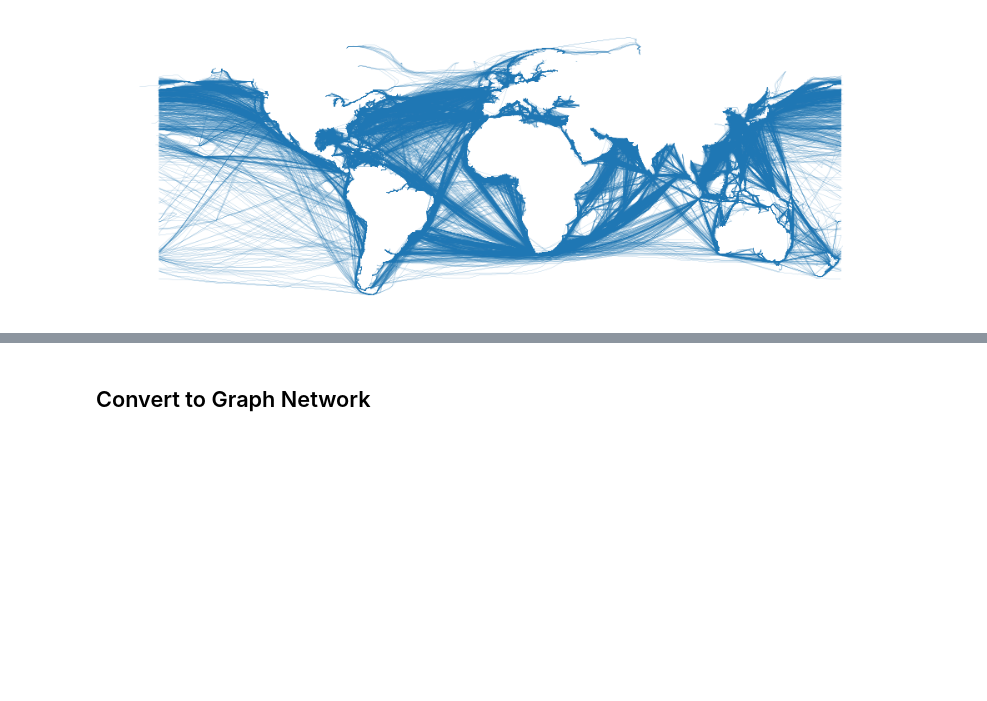
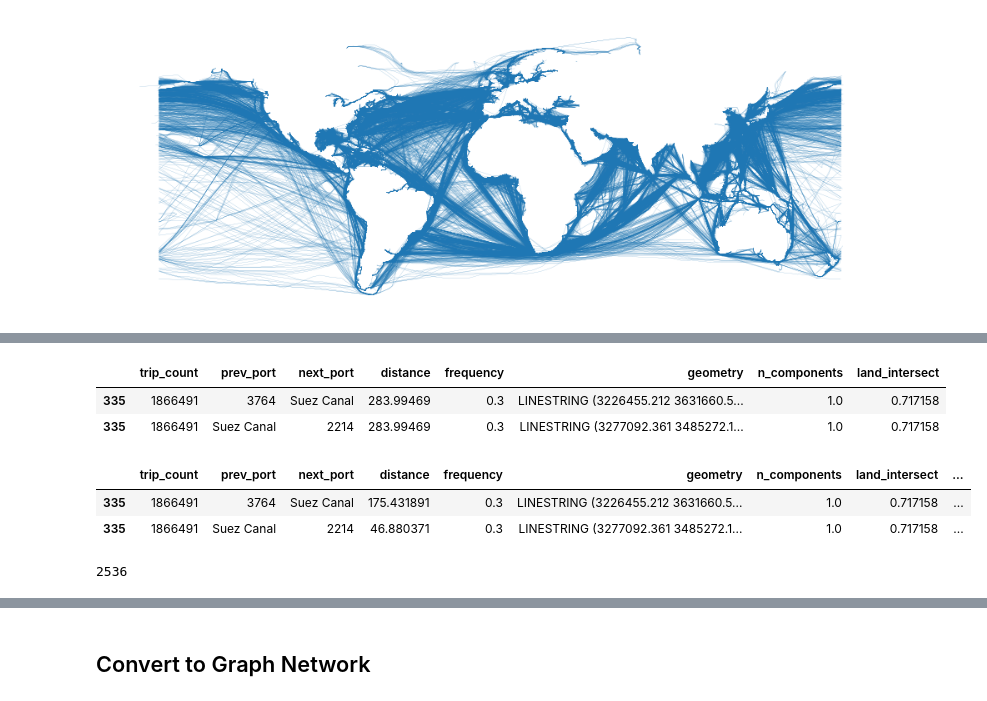
Before and after one commit to datapartnership/red-sea-monitoring, a Jupyter notebook: notebooks/routes/2-prepare-sea-routes.ipynb, the cells around one changed output, grey strips where cells are left out. Drawn from its saved outputs; the diff is of its cells as text; code cells hidden in the pictures; blank space fills up the shorter version.

```diff
--- a/notebooks/routes/2-prepare-sea-routes.ipynb
+++ b/notebooks/routes/2-prepare-sea-routes.ipynb
@@ -228,0 +347,3 @@ plt.axis("off")
+# %%
+p1.next_port = chokepoint.Port_name
+p2.prev_port = chokepoint.Port_name
@@ -228,0 +362,27 @@ plt.axis("off")
+# %%
+res = []
+res.append(p1)
+res.append(p2)
+# %%
+pdc = "EPSG:3832"
+wgs = "EPSG:4326"
+azimuthal = "ESRI:54032"
+rob = "ESRI:54030"
+merc = "EPSG:3857"
+# %%
+distances3 = gpd.GeoDataFrame(res, geometry="geometry", crs=wgs)
+distances3 = distances3.to_crs(azimuthal)
+distances3
+# %% [output]
+|  | trip_count | prev_port | next_port | distance | frequency | geometry | n_components | land_intersect |
+| 335 | 1866491 | 3764 | Suez Canal | 283.99469 | 0.3 | LINESTRING (3226455.212 3631660.5... | 1.0 | 0.717158 |
+| 335 | 1866491 | Suez Canal | 2214 | 283.99469 | 0.3 | LINESTRING (3277092.361 3485272.1... | 1.0 | 0.717158 |
+# %%
+distances3.loc[:, "original_index"] = distances3.index
+distances3.loc[:, "original_distance"] = distances3['distance']
+distances3.loc[:, "distance"] = (distances3.geometry.length) / 1000
+distances3
+# %% [output]
+|  | trip_count | prev_port | next_port | distance | frequency | geometry | n_components | land_intersect | ... |
+| 335 | 1866491 | 3764 | Suez Canal | 175.431891 | 0.3 | LINESTRING (3226455.212 3631660.5... | 1.0 | 0.717158 | ... |
+| 335 | 1866491 | Suez Canal | 2214 | 46.880371 | 0.3 | LINESTRING (3277092.361 3485272.1... | 1.0 | 0.717158 | ... |
@@ -228,0 +417,5 @@ plt.axis("off")
+# %%
+distances_sub = distances2.loc[distances2.intersects(chokepoints_gdf.unary_union)].copy()
+len(distances_sub)
+# %% [output]
+2536
```
Also changed, not shown: parts of 49 cells of this notebook, 1 other file.
